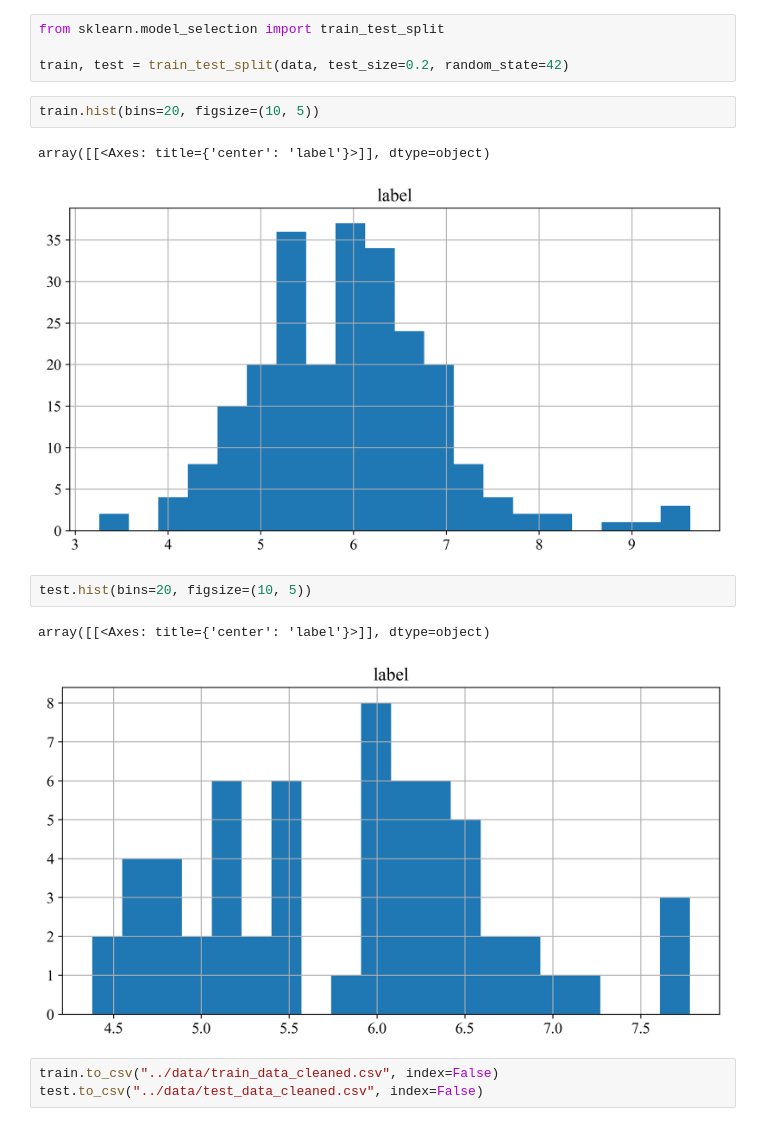
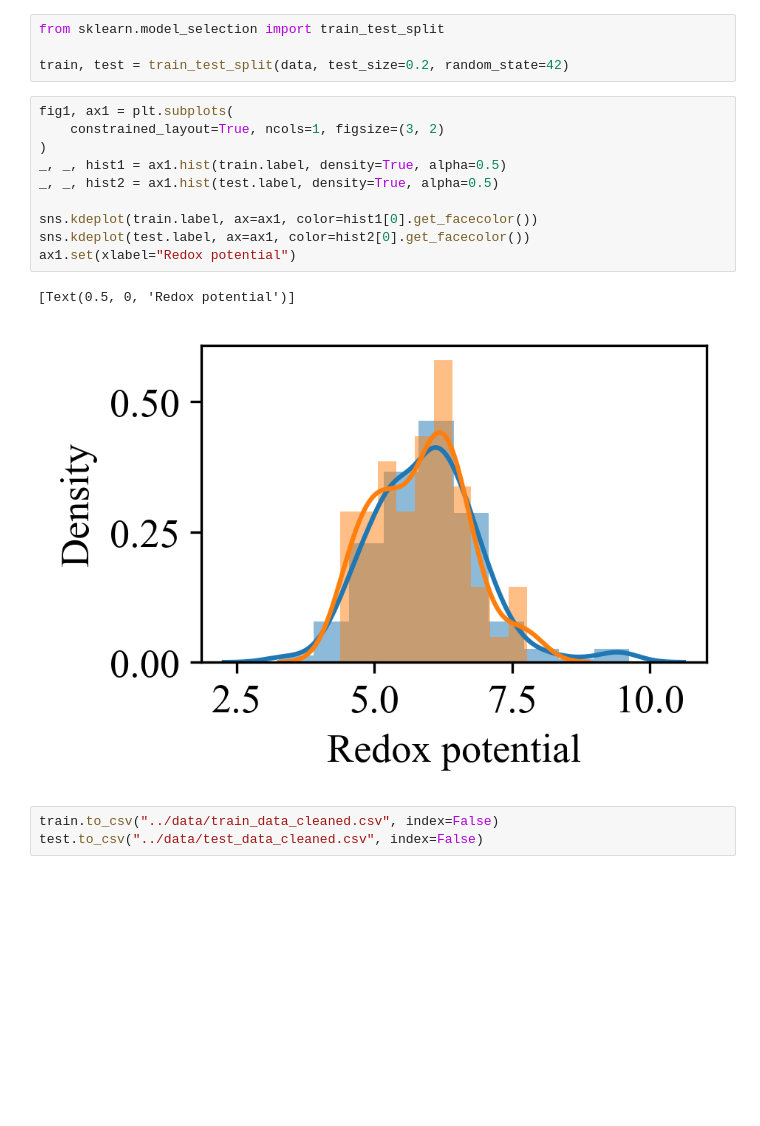
Before and after one commit to EnthusiasticTeslim/BatteryInformatics, a Jupyter notebook: notebooks/data.ipynb, the cells around one changed output. Saved outputs shown, nothing was run; the diff lists cells and outputs as text; blank space fills up the shorter version.

```diff
--- a/notebooks/data.ipynb
+++ b/notebooks/data.ipynb
@@ -128,15 +128,18 @@ from sklearn.model_selection import train_test_split
 
 train, test = train_test_split(data, test_size=0.2, random_state=42)
 # %%
-train.hist(bins=20, figsize=(10, 5))
+fig1, ax1 = plt.subplots(
+    constrained_layout=True, ncols=1, figsize=(3, 2)
+)
+_, _, hist1 = ax1.hist(train.label, density=True, alpha=0.5)
+_, _, hist2 = ax1.hist(test.label, density=True, alpha=0.5)
+
+sns.kdeplot(train.label, ax=ax1, color=hist1[0].get_facecolor())
+sns.kdeplot(test.label, ax=ax1, color=hist2[0].get_facecolor())
+ax1.set(xlabel="Redox potential")
 # %% [output]
-array([[<Axes: title={'center': 'label'}>]], dtype=object)
+[Text(0.5, 0, 'Redox potential')]
-[figure, old version]
+[figure, new version]
-# %%
-test.hist(bins=20, figsize=(10, 5))
-# %% [output]
-array([[<Axes: title={'center': 'label'}>]], dtype=object)
-[figure, removed]
 # %%
 train.to_csv("../data/train_data_cleaned.csv", index=False)
 test.to_csv("../data/test_data_cleaned.csv", index=False)
```
